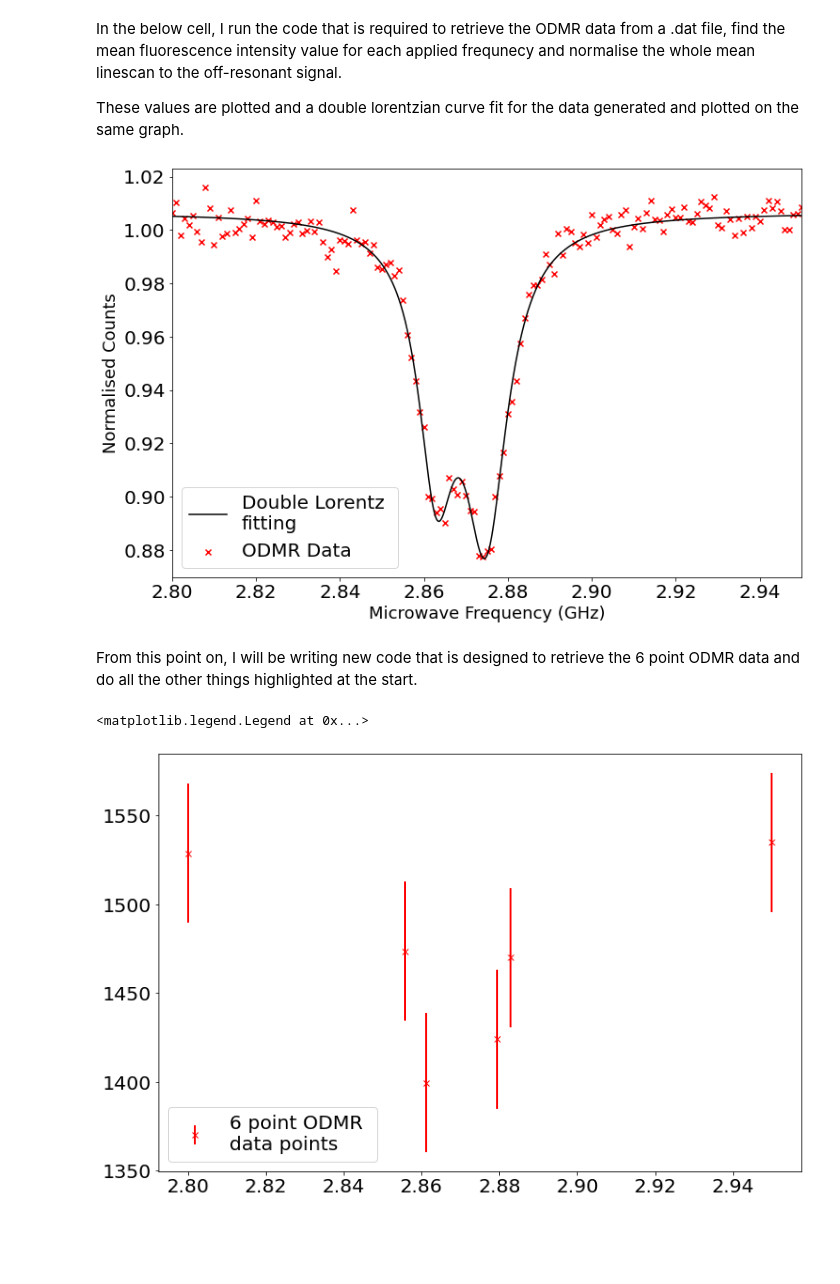
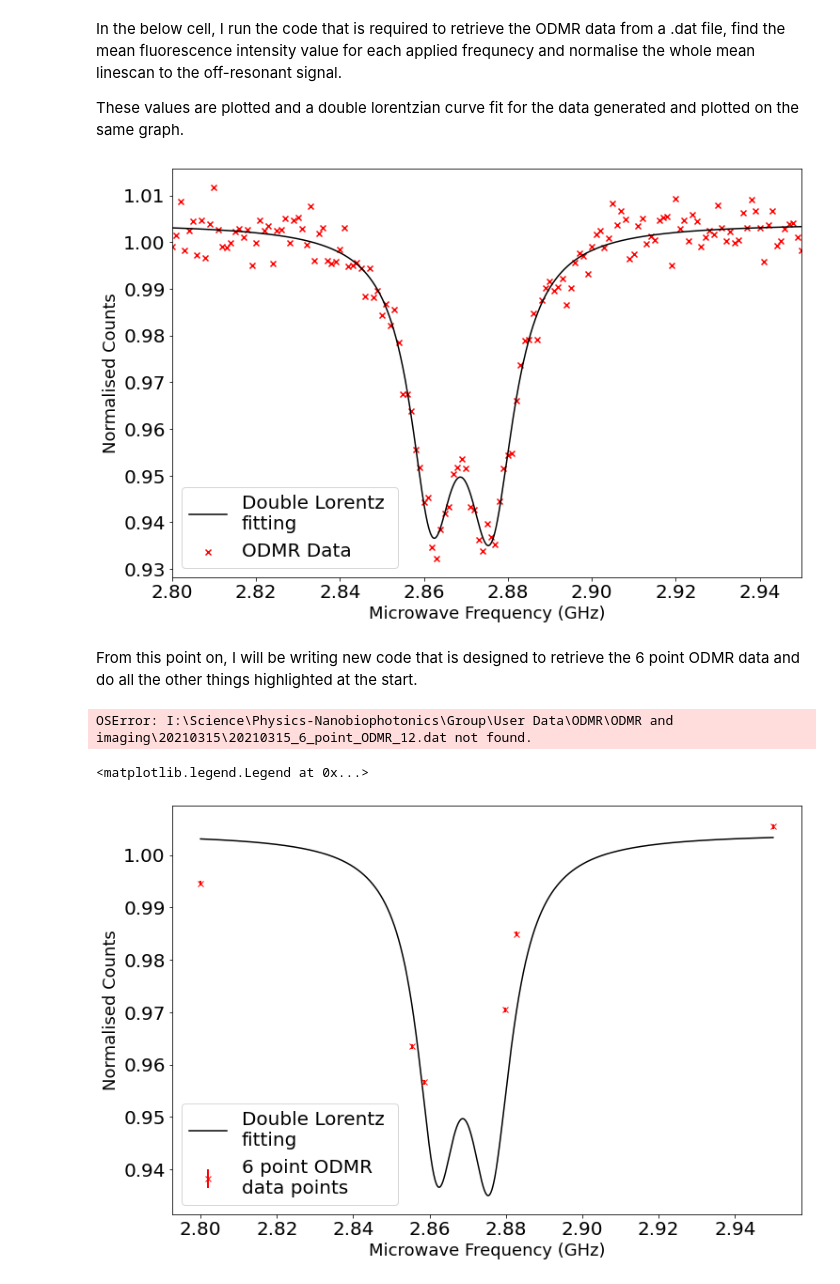
Before and after one commit to Corbyn93/Ryans_Python_Scripts, a Jupyter notebook: Ryan's Jupyter stuff/ODMR analysis/6_point_analysis.ipynb, the cells around one changed output. Saved outputs shown, nothing was run; the diff lists cells and outputs as text; code cells hidden in the pictures; blank space fills up the shorter version.

```diff
--- a/Ryan's Jupyter stuff/ODMR analysis/6_point_analysis.ipynb
+++ b/Ryan's Jupyter stuff/ODMR analysis/6_point_analysis.ipynb
@@ -115,8 +115,7 @@ def double_lorentz(x, A1, X01, sig1, A2, X02, sig2, offset): #P0[0], P0[1], P0[2
 def plot_fitting(ax2, freq, fitting_params):
     ''' plot the y fit. '''
 
-    high_res_freq = np.linspace(freq[0], freq[len(freq)-1], 10*len(freq)+1)
-
+    high_res_freq = np.linspace(freq[0], freq[len(freq)-1], 1000*len(freq)+1)
     # create the double lorentz fit array
     y_fit_high_res = double_lorentz(high_res_freq, fitting_params[0], fitting_params[1], fitting_params[2],
                   fitting_params[3], fitting_params[4], fitting_params[5], fitting_params[6])
@@ -129,5 +128,5 @@ def plot_fitting(ax2, freq, fitting_params):
     ax2.set_xlabel('Microwave Frequency (GHz)', fontsize = 18)
     ax2.set_ylabel('Normalised Counts', fontsize = 18)
 
-    return(ax2, y_fit)
+    return(ax2, y_fit, high_res_freq, y_fit_high_res)
 # %%
@@ -156,8 +155,8 @@ These values are plotted and a double lorentzian curve fit for the data generate
 # Load in the data file into an np array, and freqeuncy scan parameters
 # into a pandas array.
 folder_path = 'I:\\Science\\Physics-Nanobiophotonics\\Group\\User Data\\ODMR\\ODMR and imaging\\'
-date = '20210303'
-file_name = date + '_NVScan_04'
+date = '20210315'
+file_name = date + '_NVScan_01'
 nd_number = int(file_name[-2:]) - 1
 #nd = np.remainder(nd_number, 5) + 1
 
@@ -198,9 +197,9 @@ upper_bounds = [np.inf, init_params[1] + 0.01, 1, np.inf, init_params[4] + 0.01,
 fitting_params, error_in_fit = optimised_lorentz_fit(freq, norm_mean_odmr, init_params,
                                                     lower_bounds, upper_bounds)
 
-ax2, y_fit = plot_fitting(ax2, freq, fitting_params)
+ax2, y_fit, high_res_freq, y_fit_high_res = plot_fitting(ax2, freq, fitting_params)
 # %% [output]
-[figure, old version]
+[figure, new version]
 # %% [markdown]
 From this point on, I will be writing new code that is designed to retrieve the 6 point ODMR data and do all the other things highlighted at the start.
 # %%
@@ -241,8 +252,8 @@ def collect_6_point_data(six_point_data, num_of_freqs, freq_change_index):
 '''This part of the code is used to retrieve the 6 point ODMR curve data and do stuff with it.'''
 
 # file names for the ODMR data and the frequncy scan data.
-file_name = date + '_NVScan_6points_06'
-frequency_file = '20210303_NVScan_04_6_ODMR_points'
+file_name = date + '_6_point_ODMR_12'
+frequency_file = '20210315_NVScan_01_6_ODMR_points'
 
 # Get the data from the 6 point scan and the frequency scan.
 six_point_data = load_data(folder_path + date + '\\' + file_name + '.dat')
@@ -259,21 +270,25 @@ six_point_odmr, six_point_std, root_error = collect_6_point_data(six_point_data,
 norm_six_point_odmr = six_point_odmr/(0.5*(six_point_odmr[0]+six_point_odmr[-1]))
 
 #std = (six_point_std/six_point_odmr)
+# %% [output]
+OSError: I:\Science\Physics-Nanobiophotonics\Group\User Data\ODMR\ODMR and imaging\20210315\20210315_6_point_ODMR_12.dat not found.
+# %%
+root_error = np.array((root_error/np.mean(six_point_odmr))/six_point_data.shape[0])
 # %%
 fig1, ax1 = plot.subplots()
-#ax1, y_fit  =  plot_fitting(ax1, freq, fitting_params)
-ax1.errorbar(six_point_freqs, six_point_odmr, root_error, marker = 'x',
+ax1, y_fit, high_res_freq, y_fit_high_res  =  plot_fitting(ax1, freq, fitting_params)
+ax1.errorbar(six_point_freqs, norm_six_point_odmr, root_error, marker = 'x',
             label = '6 point ODMR \ndata points', linestyle = '',
             color = 'r', linewidth = 2)
 
 indie = [0]
 for i in range(num_of_freqs-1):
     indie.append(int((six_point_freqs[i+1]-six_point_freqs[0])*1000))
 
 #ax1.scatter(freq[indie], norm_mean_odmr[indie], marker = 'o',
 #            label = 'CW ODMR data \nat 6 frequnecies')
 
 ax1.legend(loc = 'lower left')
 # %% [output]
 <matplotlib.legend.Legend at 0x...>
-[figure, old version]
+[figure, new version]
```
Also changed, not shown: parts of 11 cells of this notebook, 1 other file.
